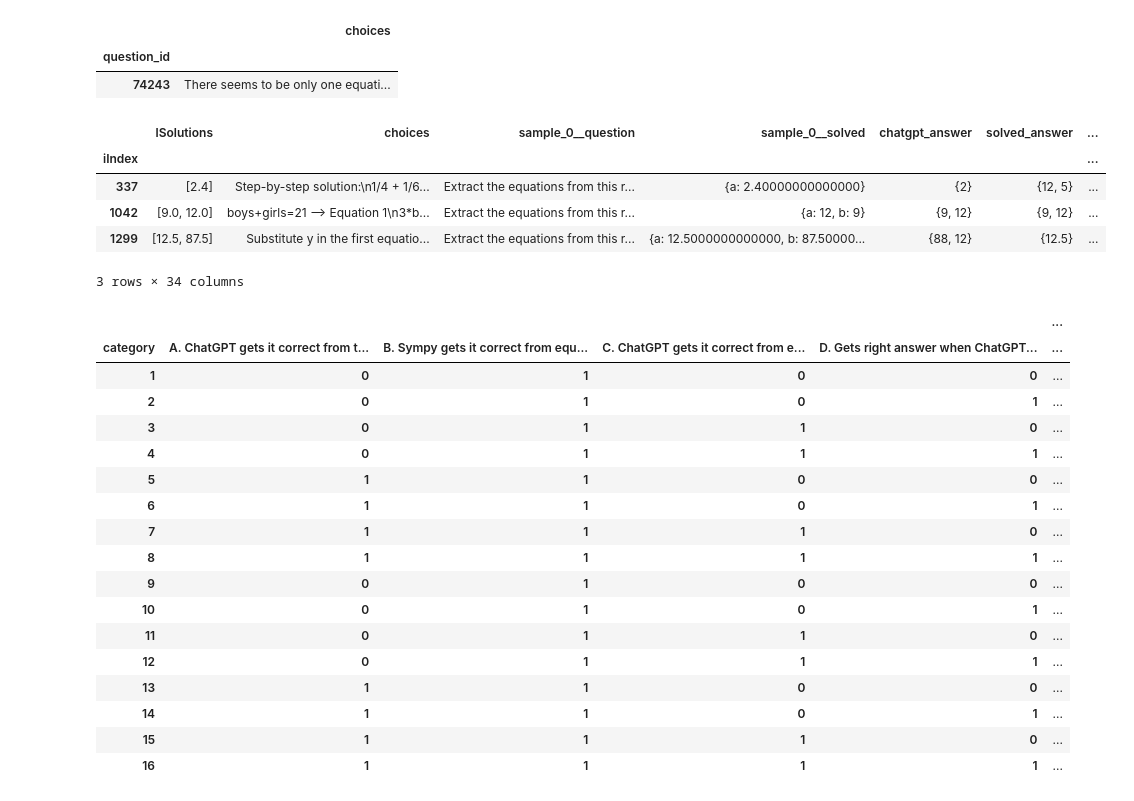
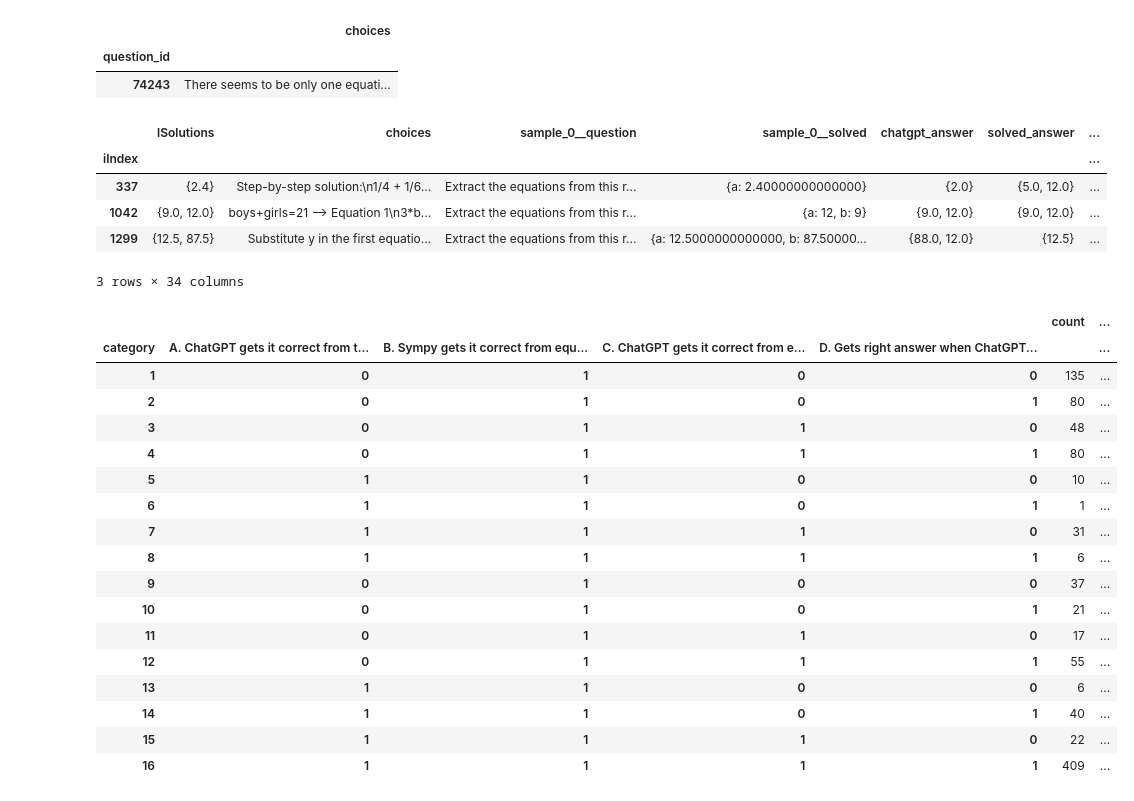
Before and after one commit to hwelsters/internal-consistency, a Jupyter notebook: 06-03-2023/categorize.ipynb, the cells around one changed output. Drawn from its saved outputs; the diff is of its cells as text; code cells hidden in the pictures.

```diff
--- a/06-03-2023/categorize.ipynb
+++ b/06-03-2023/categorize.ipynb
@@ -59,19 +59,22 @@ def grade_response(row, file_name):
     system = row['choices']
     solved = extract_solved(solved)
     system = extract_chatgpt_answer(system)
-    chatgpt_answer = extract_chatgpt_answer(row[f'{file_name}__question'])
-    actual_answer = set(row['lSolutions'])
+    actual_answer = set([str(round(float(s), 2)) for s in row['lSolutions']])
 
-    solved = set([round(s, 1) for s in solved])
-    system = set([round(s, 1) for s in system])
-    actual_answer = set([round(s, 1) for s in actual_answer])
+    chatgpt_answer = set([str(round(float(s), 2)) for s in extract_chatgpt_answer(row[f'{file_name}__question'])])
+    solved = set([str(round(float(s), 2)) for s in solved])
+    system = set([str(round(float(s), 2)) for s in system])
+    actual_answer = set([str(round(float(s), 2)) for s in actual_answer])
 
-
+    row['lSolutions'] = actual_answer
     row[f'chatgpt_answer'] = chatgpt_answer
     row[f'solved_answer'] = solved
     row[f'system_answer'] = system
 
     A = 1 if chatgpt_answer.issubset(actual_answer) and len(chatgpt_answer) > 0 else 0
+    # A = 1 if (chatgpt_answer.issubset(actual_answer) or actual_answer.issubset(chatgpt_answer)) and len(actual_answer.intersection(chatgpt_answer)) > 0 else 0
+    # A = 1 if chatgpt_answer.intersection(actual_answer) else 0
+
     C = 1 if system.issubset(actual_answer) and len(system) > 0 else 0
     D = 1 if solved.issubset(actual_answer) and len(solved) > 0 else 0
 
@@ -88,11 +91,10 @@ def grade_response(row, file_name):
 
     equation_final_same = (chatgpt_answer.issubset(solved) or solved.issubset(chatgpt_answer)) and len(solved.intersection(chatgpt_answer)) > 0
 
-    # offset = 8 if len(chatgpt_answer.intersection(solved)) > 0 else 0
-
     offset = 8 if equation_final_same else 0
     row['E. Final answer and equations same'] = 1 if equation_final_same else 0
     # row['E. Final answer and equations same'] = 1 if len(chatgpt_answer.intersection(solved)) > 0 else 0
+
     if category_array == [0, 0 , 0]: row['category'] = 1 + offset
     if category_array == [0, 0 , 1]: row['category'] = 2 + offset
     if category_array == [0, 1 , 0]: row['category'] = 3 + offset
@@ -138,9 +140,9 @@ ground.head(3)
 # %% [output]
 |  | lSolutions | choices | sample_0__question | sample_0__solved | chatgpt_answer | solved_answer | ... |
 | iIndex |  |  |  |  |  |  | ... |
-| 337 | [2.4] | Step-by-step solution:\n1/4 + 1/6... | Extract the equations from this r... | {a: 2.40000000000000} | {2} | {12, 5} | ... |
-| 1042 | [9.0, 12.0] | boys+girls=21 --> Equation 1\n3*b... | Extract the equations from this r... | {a: 12, b: 9} | {9, 12} | {9, 12} | ... |
-| 1299 | [12.5, 87.5] | Substitute y in the first equatio... | Extract the equations from this r... | {a: 12.5000000000000, b: 87.50000... | {88, 12} | {12.5} | ... |
+| 337 | {2.4} | Step-by-step solution:\n1/4 + 1/6... | Extract the equations from this r... | {a: 2.40000000000000} | {2.0} | {5.0, 12.0} | ... |
+| 1042 | {9.0, 12.0} | boys+girls=21 --> Equation 1\n3*b... | Extract the equations from this r... | {a: 12, b: 9} | {9.0, 12.0} | {9.0, 12.0} | ... |
+| 1299 | {12.5, 87.5} | Substitute y in the first equatio... | Extract the equations from this r... | {a: 12.5000000000000, b: 87.50000... | {88.0, 12.0} | {12.5} | ... |
 3 rows × 34 columns
 # %%
 ground.to_json('a.json', orient='records', lines=True)
@@ -177,53 +179,51 @@ def label_category(row):
         row['Solving'] = '''FAIL'''
         row['Theory'] = '''Non-determinism as we do not know how it could gotten the problem right'''
         row['Understandable'] = '''NO'''
     elif category == 6:
         row['Equations'] = '''SUCCEED'''
         row['Solving'] = '''FAIL'''
         row['Theory'] = '''Can get the right equations, perhaps there is something about the equations from ground truth that mess it up'''
         row['Understandable'] = '''MAYBE'''
     elif category == 7:
         row['Equations'] = '''SUCCEED'''
         row['Solving'] = '''SUCCEED'''
         row['Theory'] = '''ChatGPT is lying on the equations it reports'''
         row['Understandable'] = '''MAYBE'''
     elif category == 8:
         row['Equations'] = '''SUCCEED'''
         row['Solving'] = '''SUCCEED'''
         row['Theory'] = '''Gets everything right'''
         row['Understandable'] = '''YES'''
     return row
 
 values = pandas.DataFrame(ground[[
     'category',
     'A. ChatGPT gets it correct from text to final solution',
     'B. Sympy gets it correct from equations to final solution',
     'C. ChatGPT gets it correct from equations to final solution',
     'D. Gets right answer when ChatGPT transforms text to equations and SymPy solves the equations from chat GPT',
-    'E. Final answer and equations same'
 ]].value_counts().sort_index())
 values = values.apply(lambda row : label_category(row), axis=1)
-
 values
 # %% [output]
-|  |  |  |  |  | ... |
-| category | A. ChatGPT gets it correct from t... | B. Sympy gets it correct from equ... | C. ChatGPT gets it correct from e... | D. Gets right answer when ChatGPT... | ... |
-| 1 | 0 | 1 | 0 | 0 | ... |
-| 2 | 0 | 1 | 0 | 1 | ... |
-| 3 | 0 | 1 | 1 | 0 | ... |
-| 4 | 0 | 1 | 1 | 1 | ... |
-| 5 | 1 | 1 | 0 | 0 | ... |
-| 6 | 1 | 1 | 0 | 1 | ... |
-| 7 | 1 | 1 | 1 | 0 | ... |
-| 8 | 1 | 1 | 1 | 1 | ... |
-| 9 | 0 | 1 | 0 | 0 | ... |
-| 10 | 0 | 1 | 0 | 1 | ... |
-| 11 | 0 | 1 | 1 | 0 | ... |
-| 12 | 0 | 1 | 1 | 1 | ... |
-| 13 | 1 | 1 | 0 | 0 | ... |
-| 14 | 1 | 1 | 0 | 1 | ... |
-| 15 | 1 | 1 | 1 | 0 | ... |
-| 16 | 1 | 1 | 1 | 1 | ... |
+|  |  |  |  |  | count | ... |
+| category | A. ChatGPT gets it correct from t... | B. Sympy gets it correct from equ... | C. ChatGPT gets it correct from e... | D. Gets right answer when ChatGPT... |  | ... |
+| 1 | 0 | 1 | 0 | 0 | 135 | ... |
+| 2 | 0 | 1 | 0 | 1 | 80 | ... |
+| 3 | 0 | 1 | 1 | 0 | 48 | ... |
+| 4 | 0 | 1 | 1 | 1 | 80 | ... |
+| 5 | 1 | 1 | 0 | 0 | 10 | ... |
+| 6 | 1 | 1 | 0 | 1 | 1 | ... |
+| 7 | 1 | 1 | 1 | 0 | 31 | ... |
+| 8 | 1 | 1 | 1 | 1 | 6 | ... |
+| 9 | 0 | 1 | 0 | 0 | 37 | ... |
+| 10 | 0 | 1 | 0 | 1 | 21 | ... |
+| 11 | 0 | 1 | 1 | 0 | 17 | ... |
+| 12 | 0 | 1 | 1 | 1 | 55 | ... |
+| 13 | 1 | 1 | 0 | 0 | 6 | ... |
+| 14 | 1 | 1 | 0 | 1 | 40 | ... |
+| 15 | 1 | 1 | 1 | 0 | 22 | ... |
+| 16 | 1 | 1 | 1 | 1 | 409 | ... |
 # %%
 writer = pandas.ExcelWriter('data/output/xlsx/categories.xlsx', engine='xlsxwriter')
 values.to_excel(writer, sheet_name='List')
```
Also changed, not shown: 19 other files.
